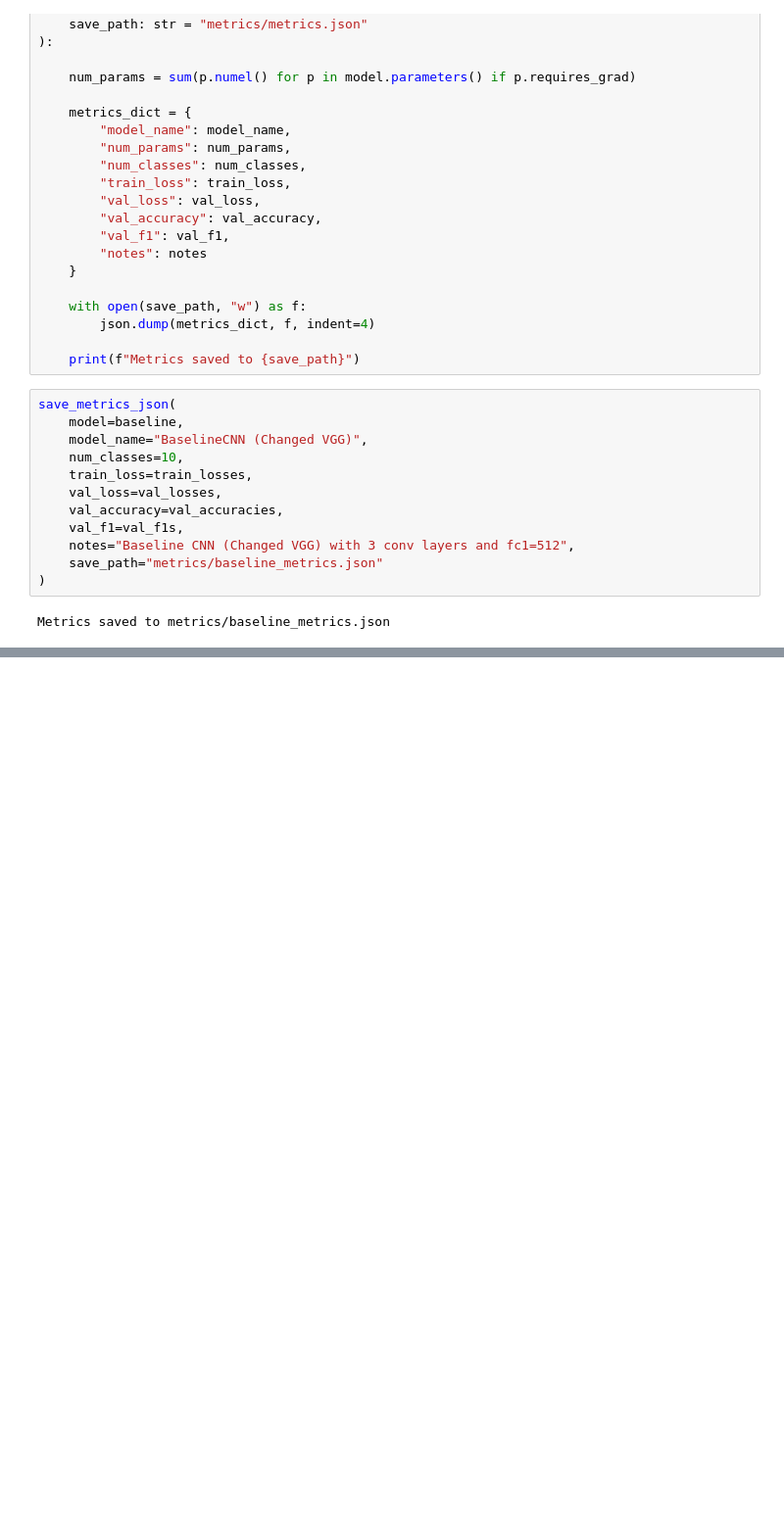
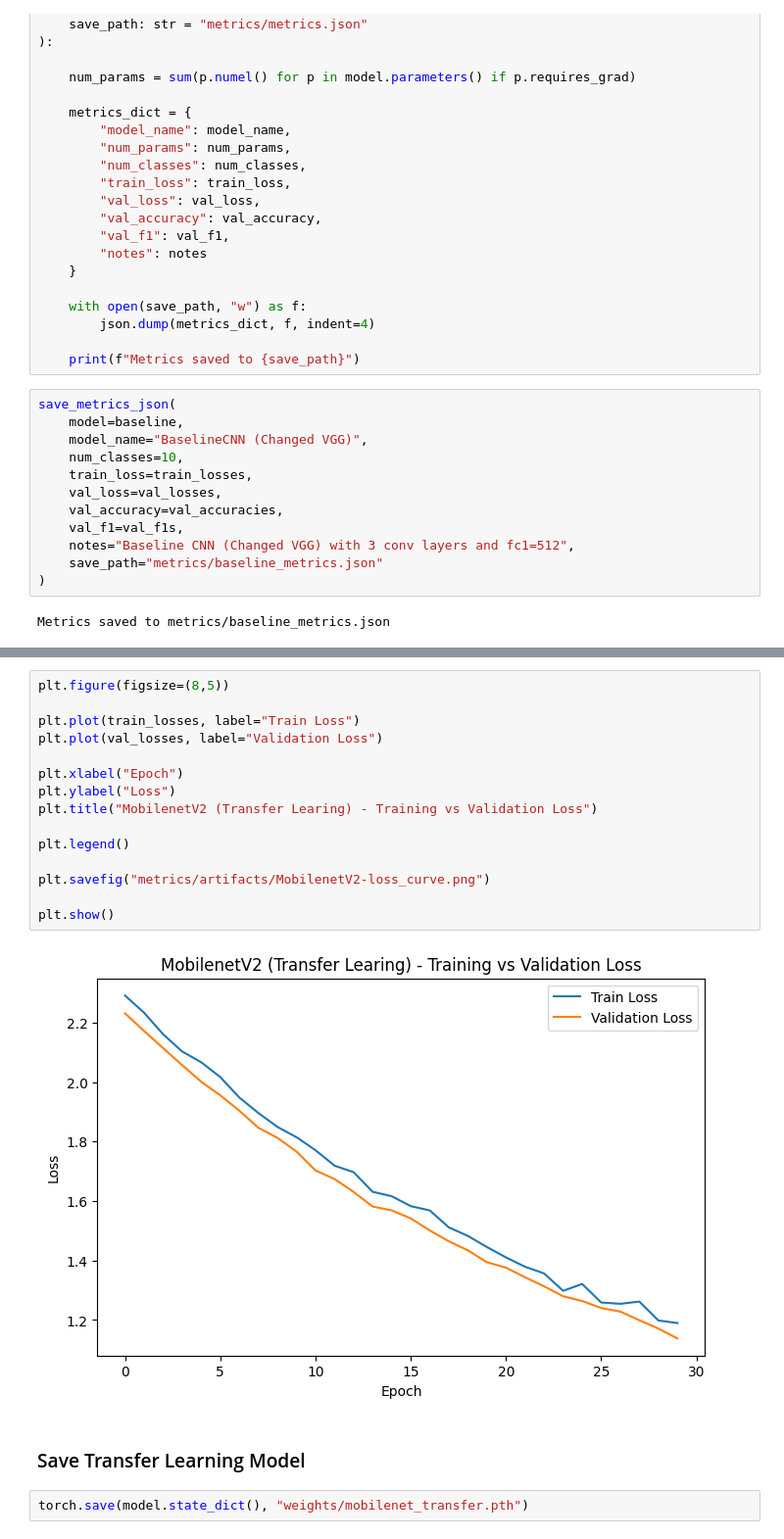
Before and after one commit to garaganlol/landmark-telegram-bot, a Jupyter notebook: notebooks/02_model_training.ipynb, the cells around one changed output, grey strips where cells are left out. Shown at 98% size. Drawn from its saved outputs; the diff is of its cells as text; blank space fills up the shorter version.

```diff
--- a/notebooks/02_model_training.ipynb
+++ b/notebooks/02_model_training.ipynb
@@ -447,0 +591,21 @@ baseline_metrics.head()
+# %%
+plt.figure(figsize=(8,5))
+
+plt.plot(train_losses, label="Train Loss")
+plt.plot(val_losses, label="Validation Loss")
+
+plt.xlabel("Epoch")
+plt.ylabel("Loss")
+plt.title("MobilenetV2 (Transfer Learing) - Training vs Validation Loss")
+
+plt.legend()
+
+plt.savefig("metrics/artifacts/MobilenetV2-loss_curve.png")
+
+plt.show()
+# %% [output]
+[figure, added]
+# %% [markdown]
+### Save Transfer Learning Model
+# %%
+torch.save(model.state_dict(), "weights/mobilenet_transfer.pth")
```
Also changed, not shown: parts of 14 cells of this notebook, 9 other files.
